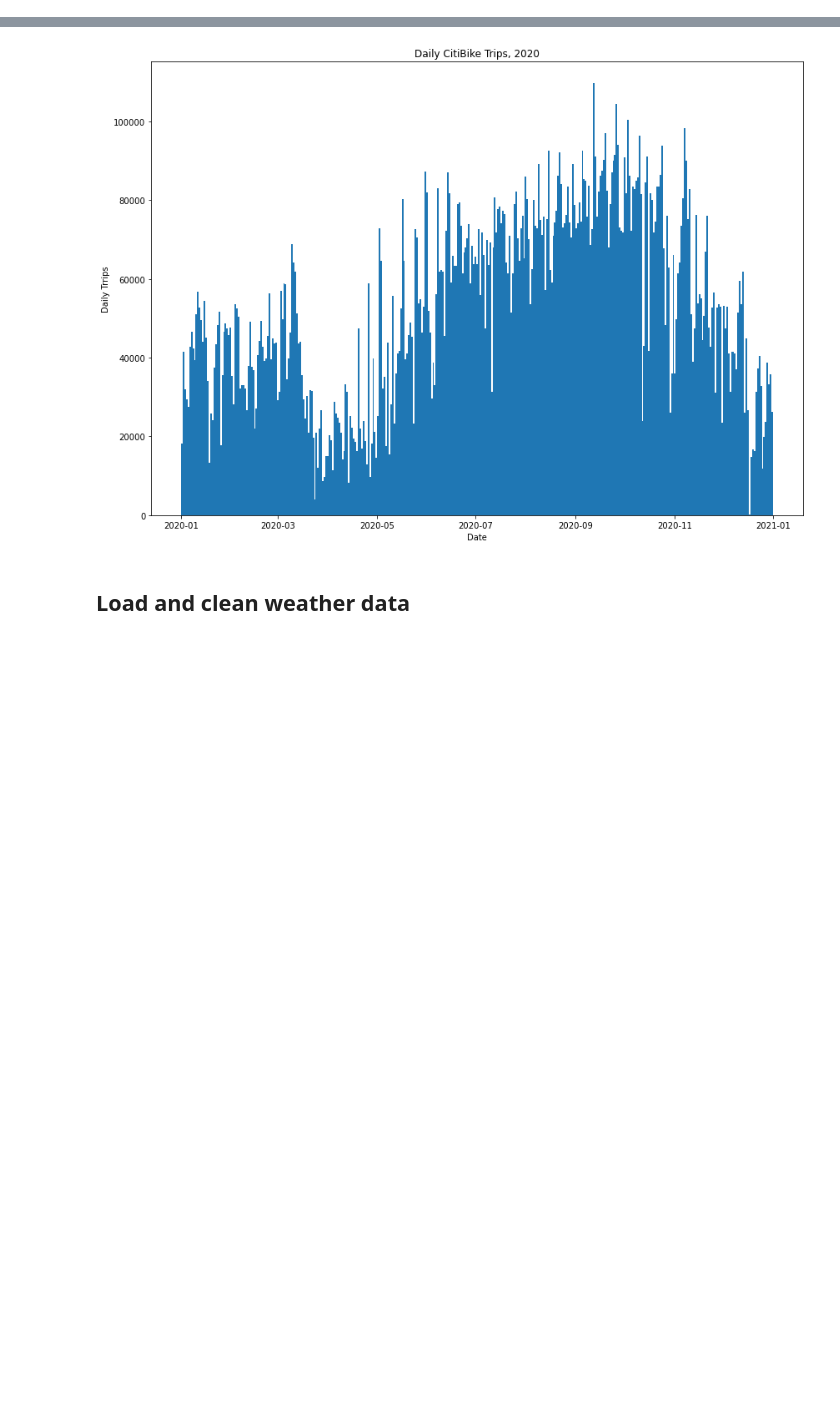
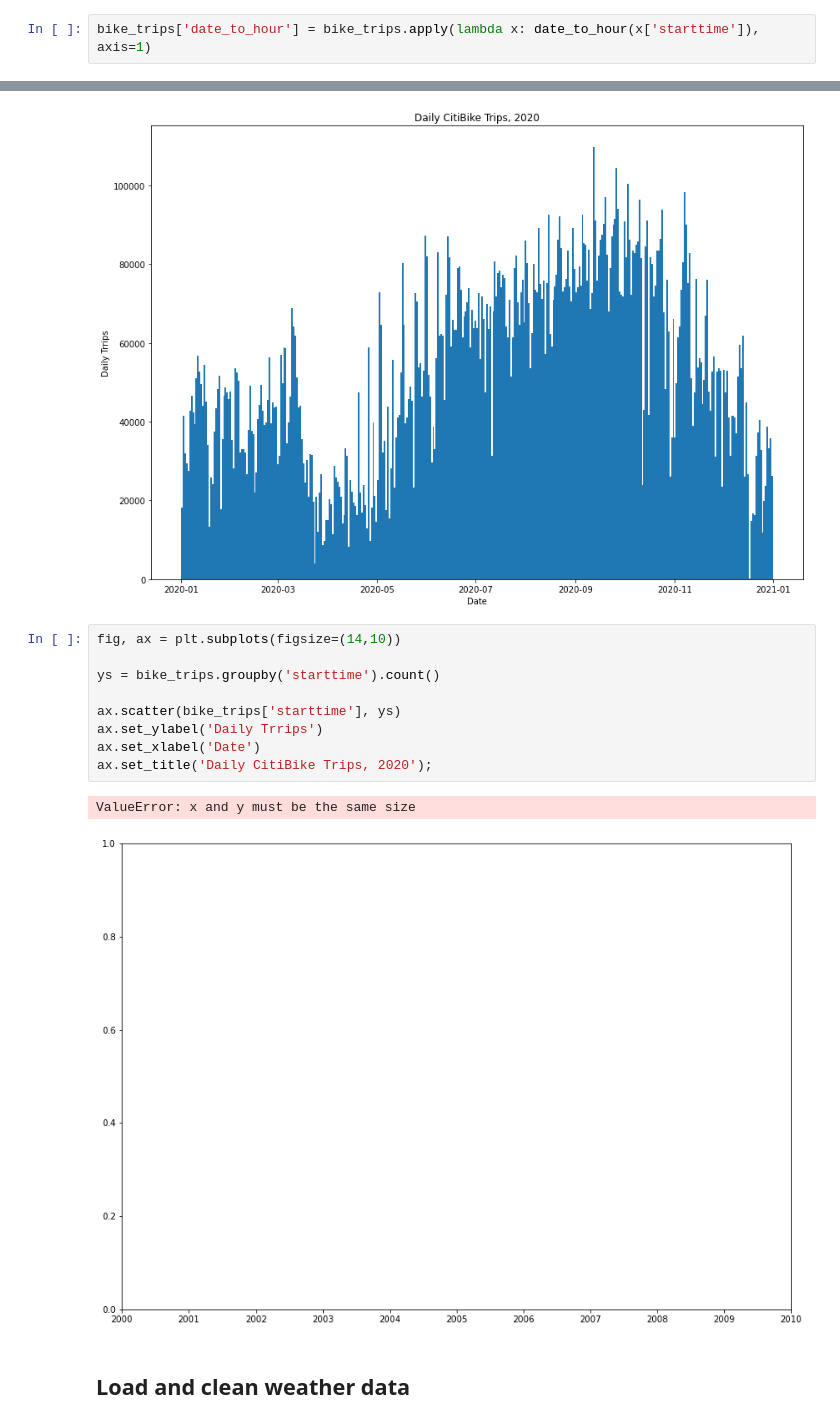
Before and after one commit to leckieje/fair_weather_cyclists, a Jupyter notebook: bike_weather_20.ipynb, the cells around one changed output, grey strips where cells are left out. Drawn from its saved outputs; the diff is of its cells as text; blank space fills up the shorter version.

```diff
--- a/bike_weather_20.ipynb
+++ b/bike_weather_20.ipynb
@@ -98,0 +89,2 @@ bike_trips.tail()
+# %%
+bike_trips['date_to_hour'] = bike_trips.apply(lambda x: date_to_hour(x['starttime']), axis=1)
@@ -107,6 +107,18 @@ ax.set_xlabel('Date')
 ax.set_title('Daily CitiBike Trips, 2020');
 # %% [output]
 [figure]
+# %%
+fig, ax = plt.subplots(figsize=(14,10))
+
+ys = bike_trips.groupby('starttime').count()
+
+ax.scatter(bike_trips['starttime'], ys)
+ax.set_ylabel('Daily Trrips')
+ax.set_xlabel('Date')
+ax.set_title('Daily CitiBike Trips, 2020');
+# %% [output]
+ValueError: x and y must be the same size
+[figure, added]
 # %% [markdown]
 ## Load and clean weather data
 # %% [markdown]
```
Also changed, not shown: parts of 19 cells of this notebook.
